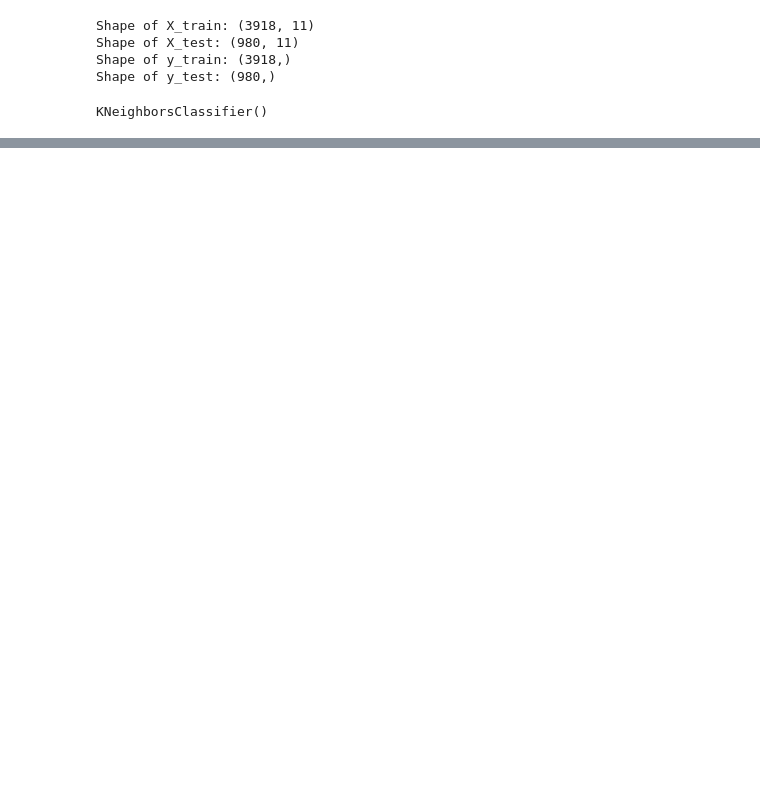
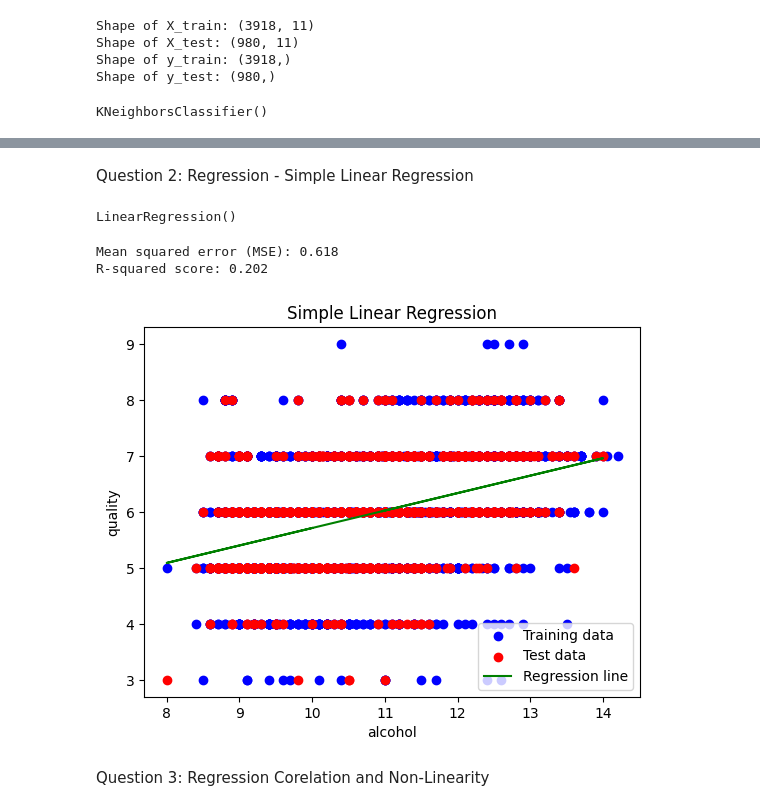
Before and after one commit to LOPAMUDRA-MUKHERJEE/DataSC, a Jupyter notebook: Assignment2.ipynb, the cells around one changed output, grey strips where cells are left out. Drawn from its saved outputs; the diff is of its cells as text; code cells hidden in the pictures; blank space fills up the shorter version.

```diff
--- a/Assignment2.ipynb
+++ b/Assignment2.ipynb
@@ -222,0 +289,46 @@ Test Data Accuracy 0.5530612244897959
+# %% [markdown]
+Question 2: Regression - Simple Linear Regression
+# %%
+import numpy as np
+import matplotlib.pyplot as plt
+feature_name = 'alcohol'
+target_name = 'quality'
+X_train, X_test, y_train, y_test = train_test_split(df[feature_name], df[target_name], test_size=0.2, random_state=42)
+# %%
+# Train a simple linear regression model
+from sklearn.linear_model import LinearRegression
+model = LinearRegression()
+model.fit(X_train.values.reshape(-1, 1), y_train)
+# %% [output]
+LinearRegression()
+# %%
+from sklearn.metrics import mean_squared_error, r2_score
+
+y_pred = model.predict(X_test.values.reshape(-1, 1))
+
+mse = mean_squared_error(y_test, y_pred)
+
+r2_score = r2_score(y_test, y_pred)
+
+print(f"Mean squared error (MSE): {mse:.3f}")
+print(f"R-squared score: {r2_score:.3f}")
+# %% [output]
+Mean squared error (MSE): 0.618
+R-squared score: 0.202
+# %%
+import matplotlib.pyplot as plt
+plt.scatter(X_train, y_train, color='blue', label='Training data')
+plt.scatter(X_test, y_test, color='red', label='Test data')
+
+plt.plot(X_test, model.predict(X_test.values.reshape(-1, 1)), color='green', label='Regression line')
+
+plt.xlabel(feature_name)
+plt.ylabel(target_name)
+plt.title('Simple Linear Regression')
+
+plt.legend()
+plt.show()
+# %% [output]
+[figure, added]
+# %% [markdown]
+Question 3: Regression Corelation and Non-Linearity
```
Also changed, not shown: parts of 31 cells of this notebook.
